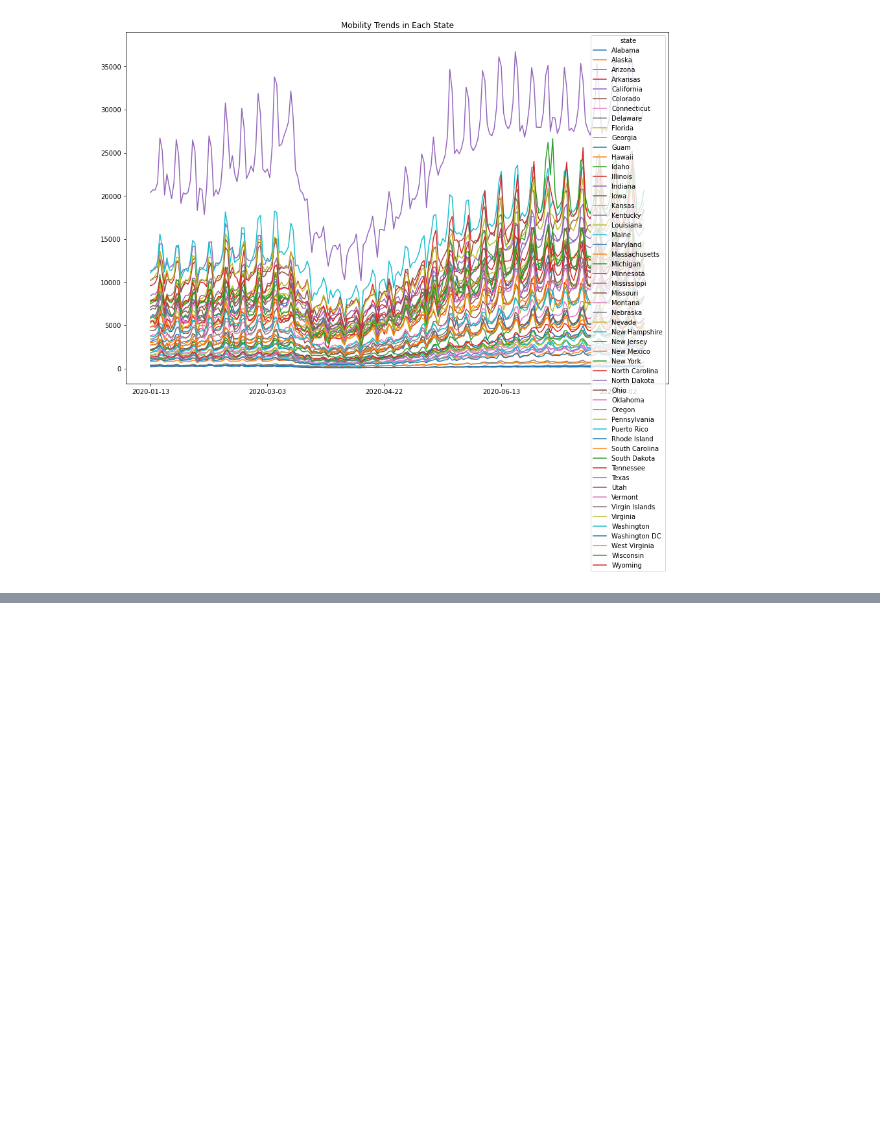
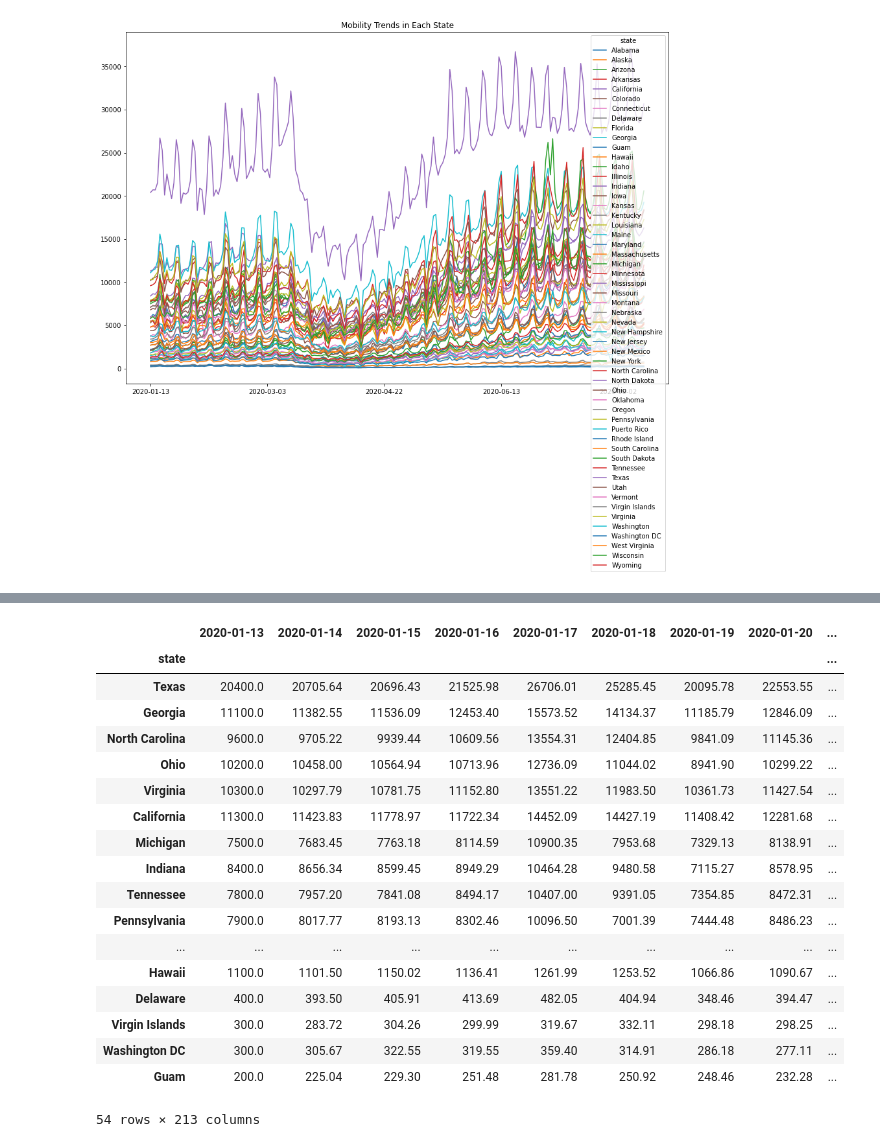
Before and after one commit to LisaHarrison08/Project_G4, a Jupyter notebook: Apple Mobility/Apple_Mobility.ipynb, the cells around one changed output, grey strips where cells are left out. Saved outputs shown, nothing was run; the diff lists cells and outputs as text; code cells hidden in the pictures; blank space fills up the shorter version.

```diff
--- a/Apple Mobility/Apple_Mobility.ipynb
+++ b/Apple Mobility/Apple_Mobility.ipynb
@@ -255,0 +237,4 @@ plt.savefig('Mobility Trends in Each State.png')
+# %%
+# Add a column 'total' to the df_states to identify the top 5
+df_states['total'] = df_states.sum(axis=1)
+df_states
@@ -255,0 +261,24 @@ plt.savefig('Mobility Trends in Each State.png')
+# %%
+# Sort the values
+df_states = df_states.sort_values(by = ['total'], ascending=False)
+df_states
+# %% [output]
+|  | 2020-01-13 | 2020-01-14 | 2020-01-15 | 2020-01-16 | 2020-01-17 | 2020-01-18 | 2020-01-19 | 2020-01-20 | ... |
+| state |  |  |  |  |  |  |  |  | ... |
+| Texas | 20400.0 | 20705.64 | 20696.43 | 21525.98 | 26706.01 | 25285.45 | 20095.78 | 22553.55 | ... |
+| Georgia | 11100.0 | 11382.55 | 11536.09 | 12453.40 | 15573.52 | 14134.37 | 11185.79 | 12846.09 | ... |
+| North Carolina | 9600.0 | 9705.22 | 9939.44 | 10609.56 | 13554.31 | 12404.85 | 9841.09 | 11145.36 | ... |
+| Ohio | 10200.0 | 10458.00 | 10564.94 | 10713.96 | 12736.09 | 11044.02 | 8941.90 | 10299.22 | ... |
+| Virginia | 10300.0 | 10297.79 | 10781.75 | 11152.80 | 13551.22 | 11983.50 | 10361.73 | 11427.54 | ... |
+| California | 11300.0 | 11423.83 | 11778.97 | 11722.34 | 14452.09 | 14427.19 | 11408.42 | 12281.68 | ... |
+| Michigan | 7500.0 | 7683.45 | 7763.18 | 8114.59 | 10900.35 | 7953.68 | 7329.13 | 8138.91 | ... |
+| Indiana | 8400.0 | 8656.34 | 8599.45 | 8949.29 | 10464.28 | 9480.58 | 7115.27 | 8578.95 | ... |
+| Tennessee | 7800.0 | 7957.20 | 7841.08 | 8494.17 | 10407.00 | 9391.05 | 7354.85 | 8472.31 | ... |
+| Pennsylvania | 7900.0 | 8017.77 | 8193.13 | 8302.46 | 10096.50 | 7001.39 | 7444.48 | 8486.23 | ... |
+| ... | ... | ... | ... | ... | ... | ... | ... | ... | ... |
+| Hawaii | 1100.0 | 1101.50 | 1150.02 | 1136.41 | 1261.99 | 1253.52 | 1066.86 | 1090.67 | ... |
+| Delaware | 400.0 | 393.50 | 405.91 | 413.69 | 482.05 | 404.94 | 348.46 | 394.47 | ... |
+| Virgin Islands | 300.0 | 283.72 | 304.26 | 299.99 | 319.67 | 332.11 | 298.18 | 298.25 | ... |
+| Washington DC | 300.0 | 305.67 | 322.55 | 319.55 | 359.40 | 314.91 | 286.18 | 277.11 | ... |
+| Guam | 200.0 | 225.04 | 229.30 | 251.48 | 281.78 | 250.92 | 248.46 | 232.28 | ... |
+54 rows × 213 columns
```
Also changed, not shown: parts of 15 cells of this notebook, 2 other files.
